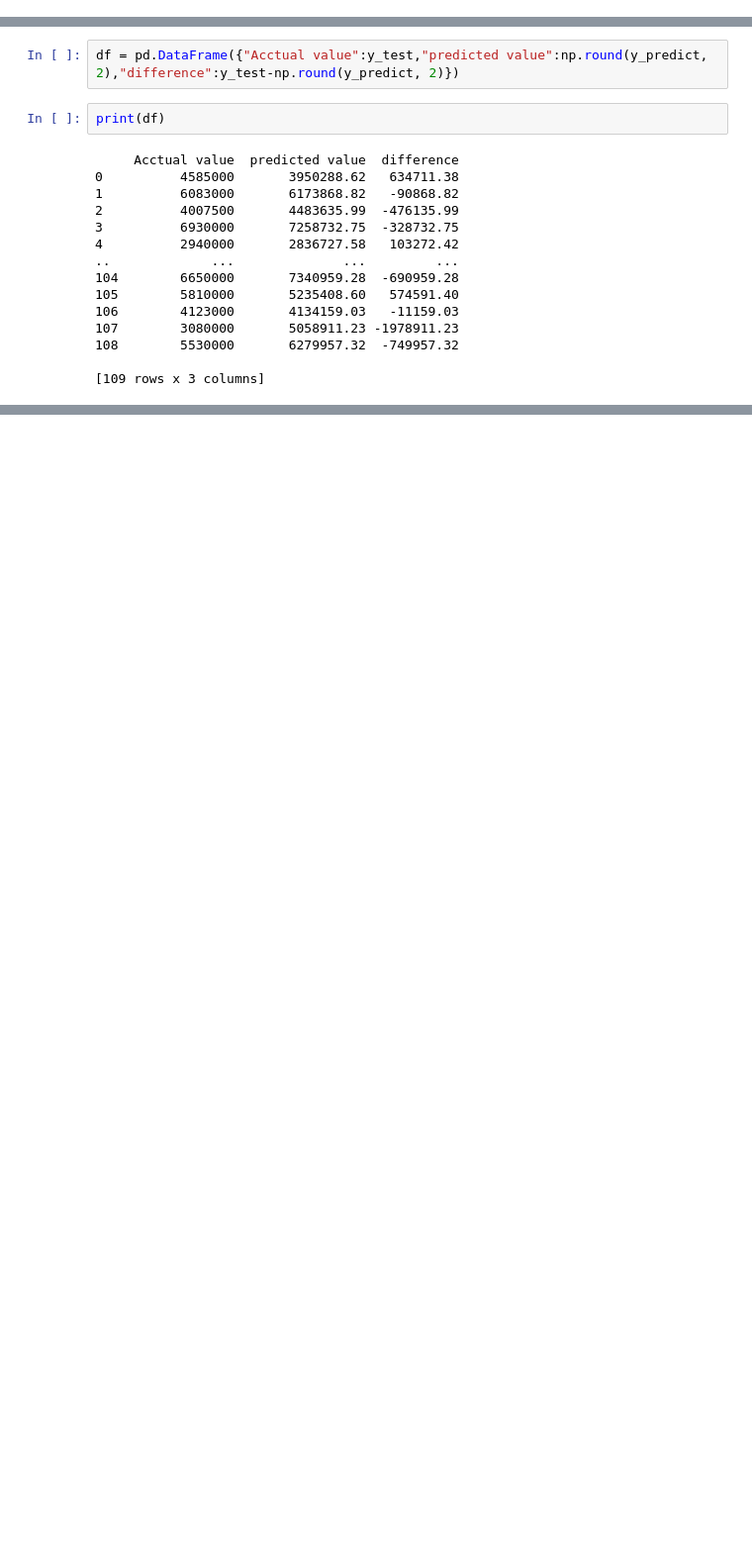
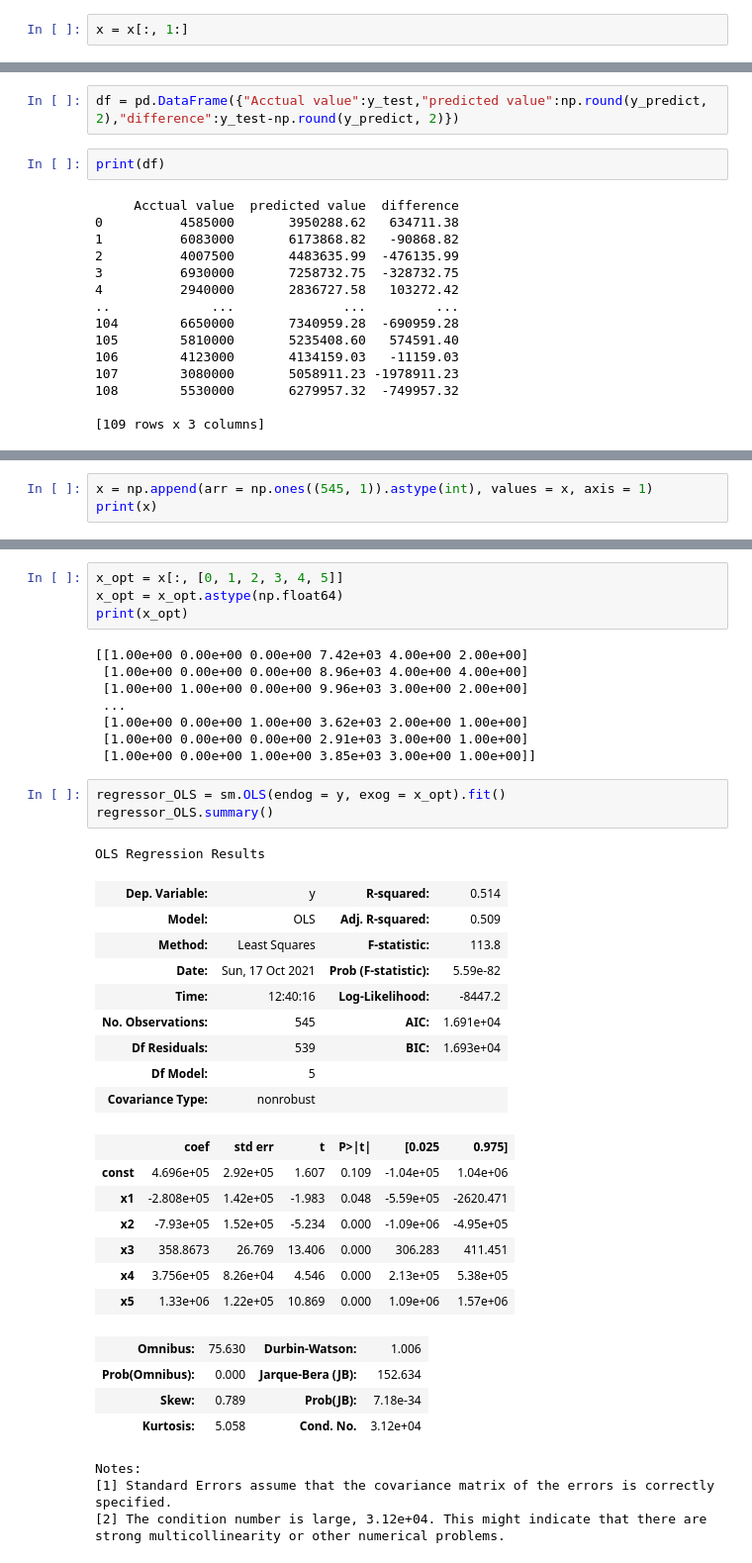
Before and after one commit to maitrikpatel2025/Machine-Learning-Hands-On-Python-In-Data-Science, a Jupyter notebook: 2 - Regression/2 - Multiple Linear Regression/1_Multiple Linear Regression.ipynb, the cells around one changed output, grey strips where cells are left out. Shown at 99% size. Saved outputs shown, nothing was run; the diff lists cells and outputs as text; blank space fills up the shorter version.

Commit message:
Multiple Linear Regression

```diff
--- a/2 - Regression/2 - Multiple Linear Regression/1_Multiple Linear Regression.ipynb
+++ b/2 - Regression/2 - Multiple Linear Regression/1_Multiple Linear Regression.ipynb
@@ -127,6 +131,8 @@ print(x)
  [0.0 0.0 1.0 ... 0 0 0]
  [1.0 0.0 0.0 ... 0 0 0]
  [0.0 0.0 1.0 ... 0 0 0]]
+# %%
+x = x[:, 1:]
 # %% [markdown]
 ## Splitting the dataset into the Training set and Test set
 # %%
@@ -182,0 +191,3 @@ print(df)
+# %%
+x = np.append(arr = np.ones((545, 1)).astype(int), values = x, axis = 1)
+print(x)
@@ -182,0 +202,41 @@ print(df)
+# %%
+x_opt = x[:, [0, 1, 2, 3, 4, 5]]
+x_opt = x_opt.astype(np.float64)
+print(x_opt)
+# %% [output]
+[[1.00e+00 0.00e+00 0.00e+00 7.42e+03 4.00e+00 2.00e+00]
+ [1.00e+00 0.00e+00 0.00e+00 8.96e+03 4.00e+00 4.00e+00]
+ [1.00e+00 1.00e+00 0.00e+00 9.96e+03 3.00e+00 2.00e+00]
+ ...
+ [1.00e+00 0.00e+00 1.00e+00 3.62e+03 2.00e+00 1.00e+00]
+ [1.00e+00 0.00e+00 0.00e+00 2.91e+03 3.00e+00 1.00e+00]
+ [1.00e+00 0.00e+00 1.00e+00 3.85e+03 3.00e+00 1.00e+00]]
+# %%
+regressor_OLS = sm.OLS(endog = y, exog = x_opt).fit()
+regressor_OLS.summary()
+# %% [output]
+OLS Regression Results
+| Dep. Variable: | y | R-squared: | 0.514 |
+| Model: | OLS | Adj. R-squared: | 0.509 |
+| Method: | Least Squares | F-statistic: | 113.8 |
+| Date: | Sun, 17 Oct 2021 | Prob (F-statistic): | 5.59e-82 |
+| Time: | 12:40:16 | Log-Likelihood: | -8447.2 |
+| No. Observations: | 545 | AIC: | 1.691e+04 |
+| Df Residuals: | 539 | BIC: | 1.693e+04 |
+| Df Model: | 5 |  |  |
+| Covariance Type: | nonrobust |  |  |
+|  | coef | std err | t | P>|t| | [0.025 | 0.975] |
+| const | 4.696e+05 | 2.92e+05 | 1.607 | 0.109 | -1.04e+05 | 1.04e+06 |
+| x1 | -2.808e+05 | 1.42e+05 | -1.983 | 0.048 | -5.59e+05 | -2620.471 |
+| x2 | -7.93e+05 | 1.52e+05 | -5.234 | 0.000 | -1.09e+06 | -4.95e+05 |
+| x3 | 358.8673 | 26.769 | 13.406 | 0.000 | 306.283 | 411.451 |
+| x4 | 3.756e+05 | 8.26e+04 | 4.546 | 0.000 | 2.13e+05 | 5.38e+05 |
+| x5 | 1.33e+06 | 1.22e+05 | 10.869 | 0.000 | 1.09e+06 | 1.57e+06 |
+| Omnibus: | 75.630 | Durbin-Watson: | 1.006 |
+| Prob(Omnibus): | 0.000 | Jarque-Bera (JB): | 152.634 |
+| Skew: | 0.789 | Prob(JB): | 7.18e-34 |
+| Kurtosis: | 5.058 | Cond. No. | 3.12e+04 |
+Notes:
+[1] Standard Errors assume that the covariance matrix of the errors is correctly specified.
+[2] The condition number is large, 3.12e+04. This might indicate that there are
+strong multicollinearity or other numerical problems.
```
Also changed, not shown: parts of 12 cells of this notebook.
